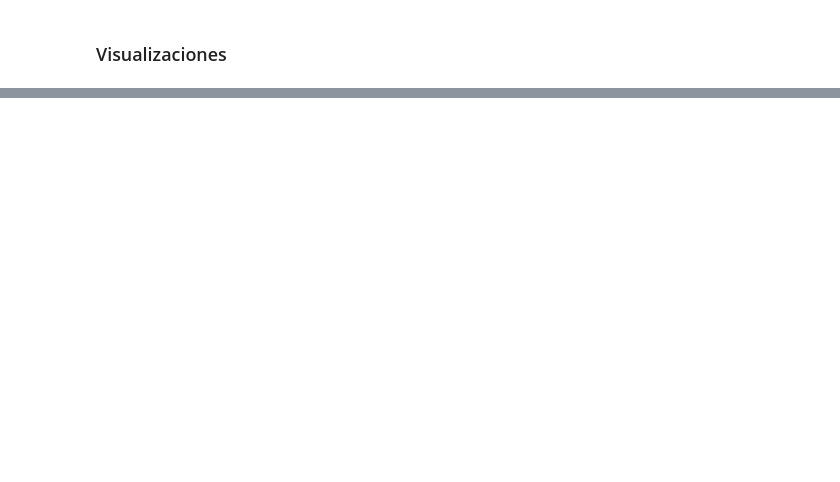
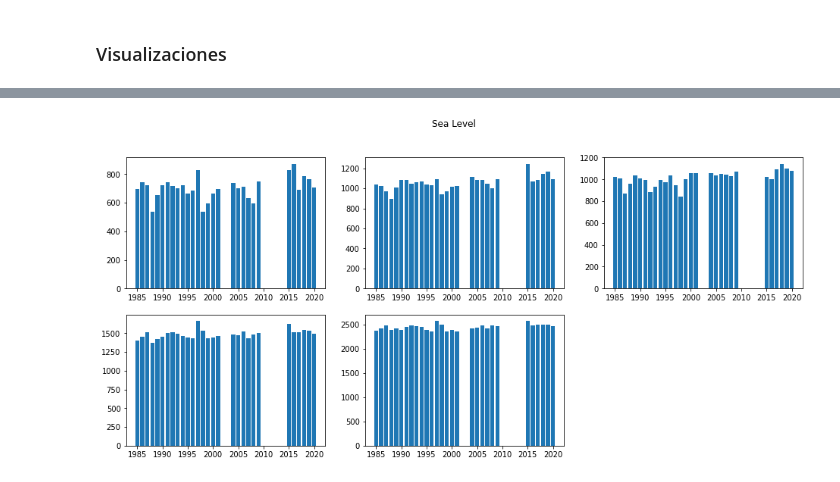
Before and after one commit to paulabenites/sea-level-variability, a Jupyter notebook: Sea Level Variability.ipynb, the cells around one changed output, grey strips where cells are left out. Drawn from its saved outputs; the diff is of its cells as text; code cells hidden in the pictures; blank space fills up the shorter version.

```diff
--- a/Sea Level Variability.ipynb
+++ b/Sea Level Variability.ipynb
@@ -265,0 +222,24 @@ df_85_20[['Year','d011','d013', 'd029', 'd030', 'd091']].groupby('Year').mean()
+# %%
+# Vista de nivel de mar anual por estacion
+
+plt.figure(figsize=(16, 7))
+
+plt.subplot(231)
+plt.bar(df_p['Year'].values,df_p['d011'].values)
+
+plt.subplot(232)
+plt.bar(df_p['Year'].values,df_p['d013'].values)
+
+plt.subplot(233)
+plt.bar(df_p['Year'].values,df_p['d029'].values)
+
+plt.subplot(234)
+plt.bar(df_p['Year'].values,df_p['d030'].values)
+
+plt.subplot(235)
+plt.bar(df_p['Year'].values,df_p['d091'].values)
+
+plt.suptitle('Sea Level')
+plt.show()
+# %% [output]
+[figure, added]
```
Also changed, not shown: parts of 28 cells of this notebook.
